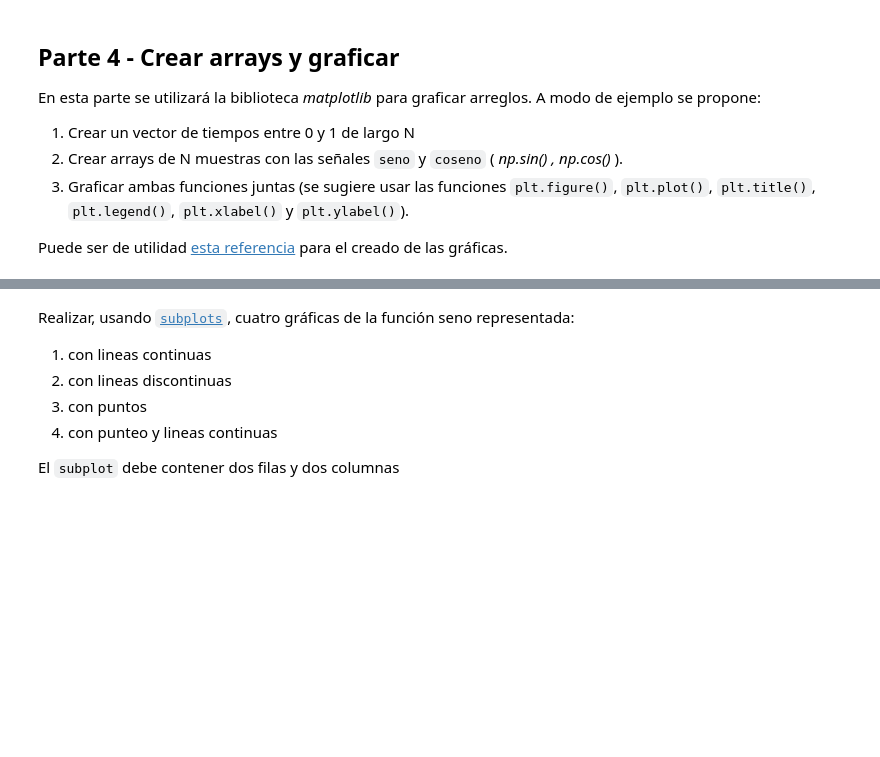
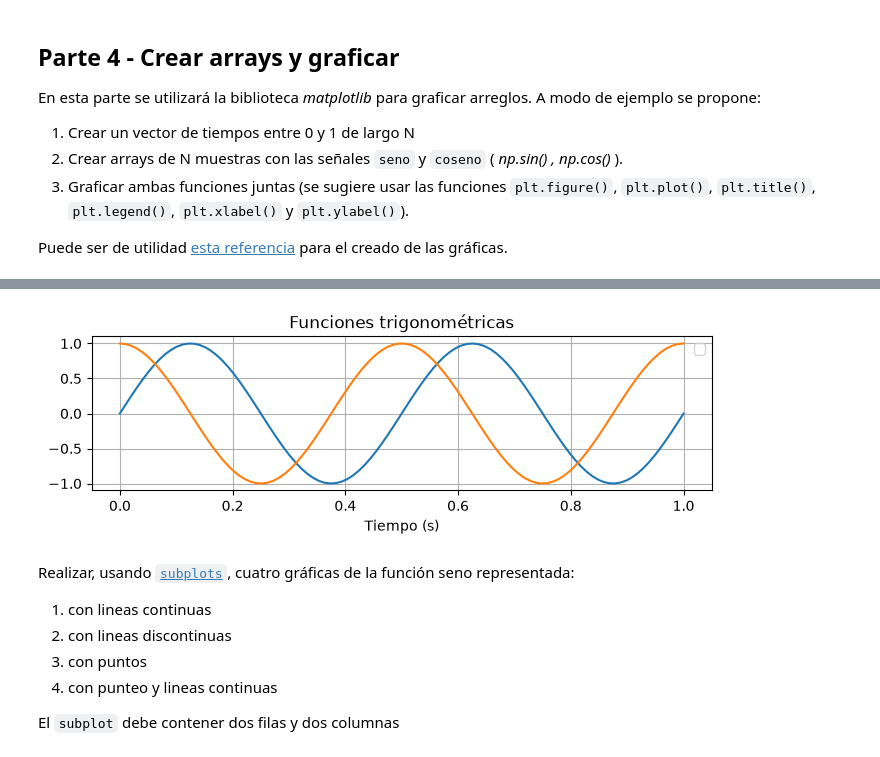
Before and after one commit to monicarle1974/curso_series_temporales, a Jupyter notebook: A_P0_manejo_python.ipynb, the cells around one changed output, grey strips where cells are left out. Saved outputs shown, nothing was run; the diff lists cells and outputs as text; code cells hidden in the pictures; blank space fills up the shorter version.

```diff
--- a/A_P0_manejo_python.ipynb
+++ b/A_P0_manejo_python.ipynb
@@ -294,17 +375,22 @@ plt.show()
 # %%
 # Graficar seno y coseno juntos en una misma gráfica
 plt.figure(figsize=(8,2))
 plt.title("Funciones trigonométricas")
 
 #############################################
 ### COMPLETAR: graficar seno y coseno con ###
 ###   los valores del vector t en eje x   ###
 #############################################
 
+plt.plot(t,sine, label="Seno")
+plt.plot(t,cosine, label= "Coseno")
+
 plt.xlabel('Tiempo (s)')
 plt.legend() # Activar legenda de gráficas (ubicación 'best' por defecto. Probar 'upper left', 'lower right', 'center', etc)
 plt.grid()
 plt.show()
+# %% [output]
+[figure, added]
 # %% [markdown]
 Realizar, usando [`subplots`](https://matplotlib.org/stable/gallery/subplots_axes_and_figures/subplots_demo.html), cuatro gráficas de la función seno representada:
 1. con lineas continuas
```
Also changed, not shown: parts of 36 cells of this notebook, 3 other files.
